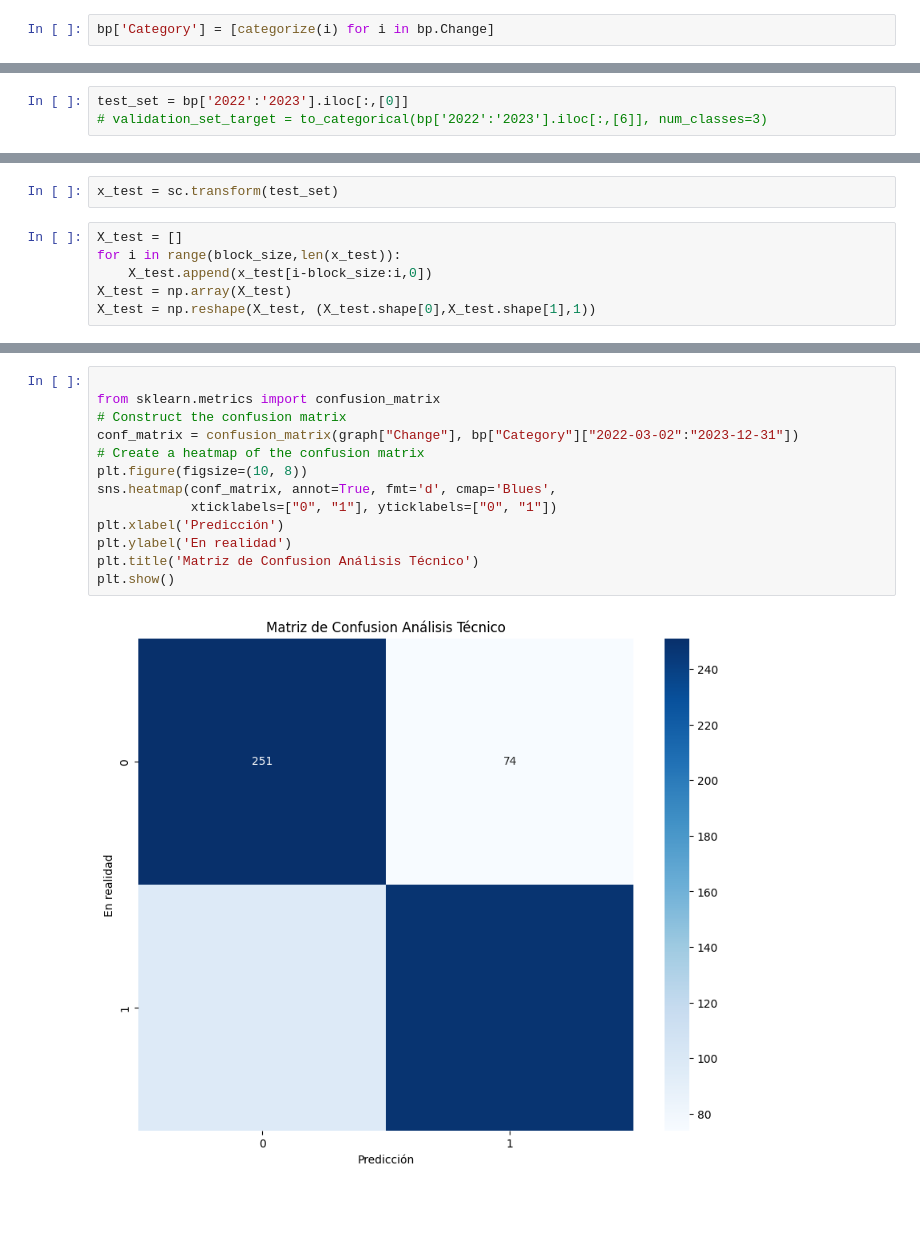
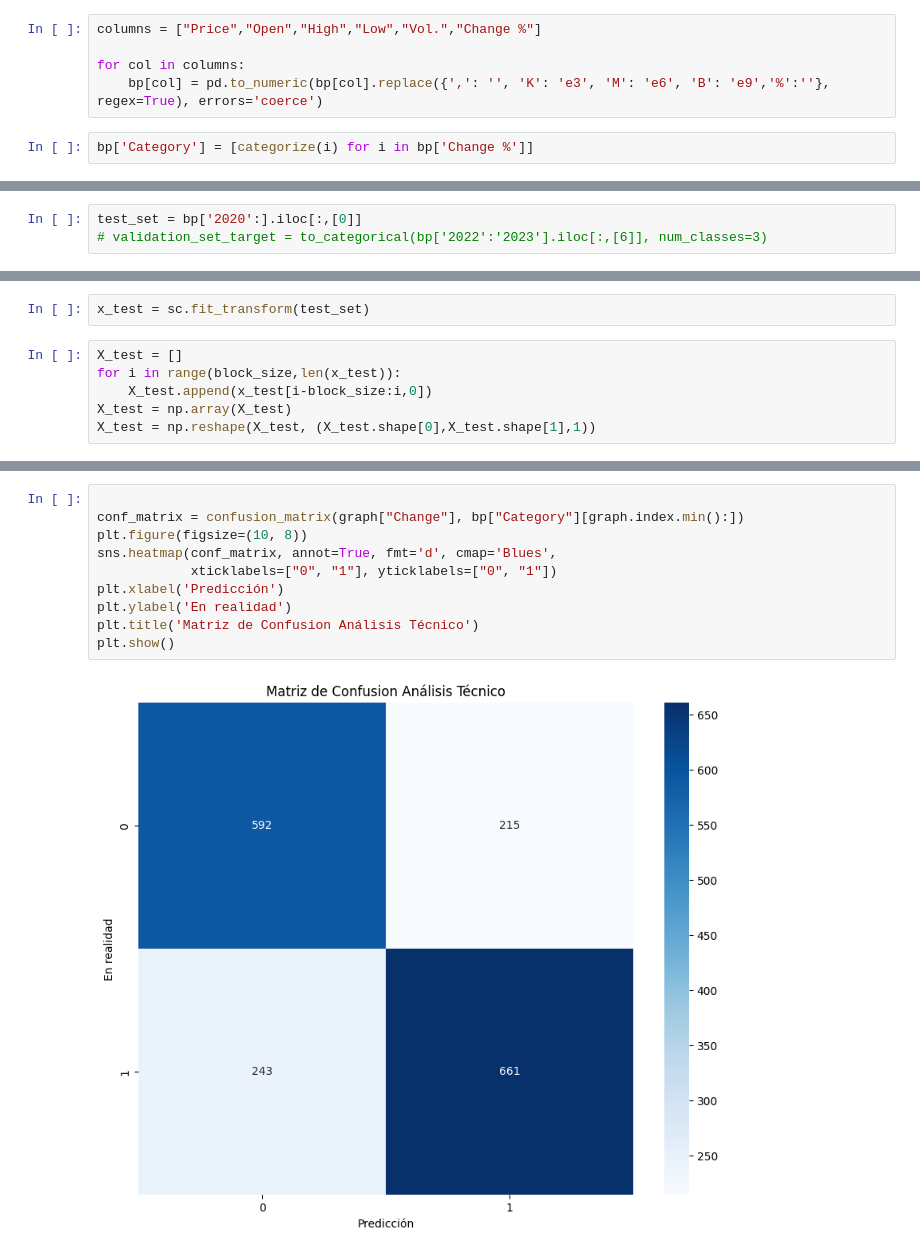
Before and after one commit to 3lC0ri4E/TrabajoTerminalB128, a Jupyter notebook: CryptoPredictModel/TechnicalAnalysisRNN.ipynb, the cells around one changed output, grey strips where cells are left out. Saved outputs shown, nothing was run; the diff lists cells and outputs as text; blank space fills up the shorter version.

```diff
--- a/CryptoPredictModel/TechnicalAnalysisRNN.ipynb
+++ b/CryptoPredictModel/TechnicalAnalysisRNN.ipynb
@@ -25,8 +27,13 @@ def categorize(change):
 #### Dataset
 # %%
 bp = pd.read_csv("./BitcoinHistoricalData.csv",index_col='Date',parse_dates=['Date']).iloc[::-1]
+# %%
+columns = ["Price","Open","High","Low","Vol.","Change %"]
+
+for col in columns:
+    bp[col] = pd.to_numeric(bp[col].replace({',': '', 'K': 'e3', 'M': 'e6', 'B': 'e9','%':''}, regex=True), errors='coerce')
 # %%
-bp['Category'] = [categorize(i) for i in bp.Change]
+bp['Category'] = [categorize(i) for i in bp['Change %']]
 # %% [markdown]
 Se verifica que los tipos de datos sean los correctos
 # %%
@@ -86,7 +93,7 @@ train_set = bp[:'2019'].iloc[:,[0]]
 # %% [markdown]
 Dataset de Prueba (2022 - 2024)
 # %%
-test_set = bp['2022':'2023'].iloc[:,[0]]
+test_set = bp['2020':].iloc[:,[0]]
 # validation_set_target = to_categorical(bp['2022':'2023'].iloc[:,[6]], num_classes=3)
 # %% [markdown]
 Visualizacion de Datasets
@@ -195,7 +292,7 @@ plt.show()
 # %% [markdown]
 ### Prediccion
 # %%
-x_test = sc.transform(test_set)
+x_test = sc.fit_transform(test_set)
 # %%
 X_test = []
 for i in range(block_size,len(x_test)):
@@ -245,15 +333,12 @@ Name: Category, Length: 4538, dtype: int64
 # %%
 
-from sklearn.metrics import confusion_matrix
-# Construct the confusion matrix
-conf_matrix = confusion_matrix(graph["Change"], bp["Category"]["2022-03-02":"2023-12-31"])
-# Create a heatmap of the confusion matrix
+conf_matrix = confusion_matrix(graph["Change"], bp["Category"][graph.index.min():])
 plt.figure(figsize=(10, 8))
 sns.heatmap(conf_matrix, annot=True, fmt='d', cmap='Blues',
             xticklabels=["0", "1"], yticklabels=["0", "1"])
 plt.xlabel('Predicción')
 plt.ylabel('En realidad')
 plt.title('Matriz de Confusion Análisis Técnico')
 plt.show()
 # %% [output]
-[figure, old version]
+[figure, new version]
```
Also changed, not shown: parts of 18 cells of this notebook, 2 other files.
